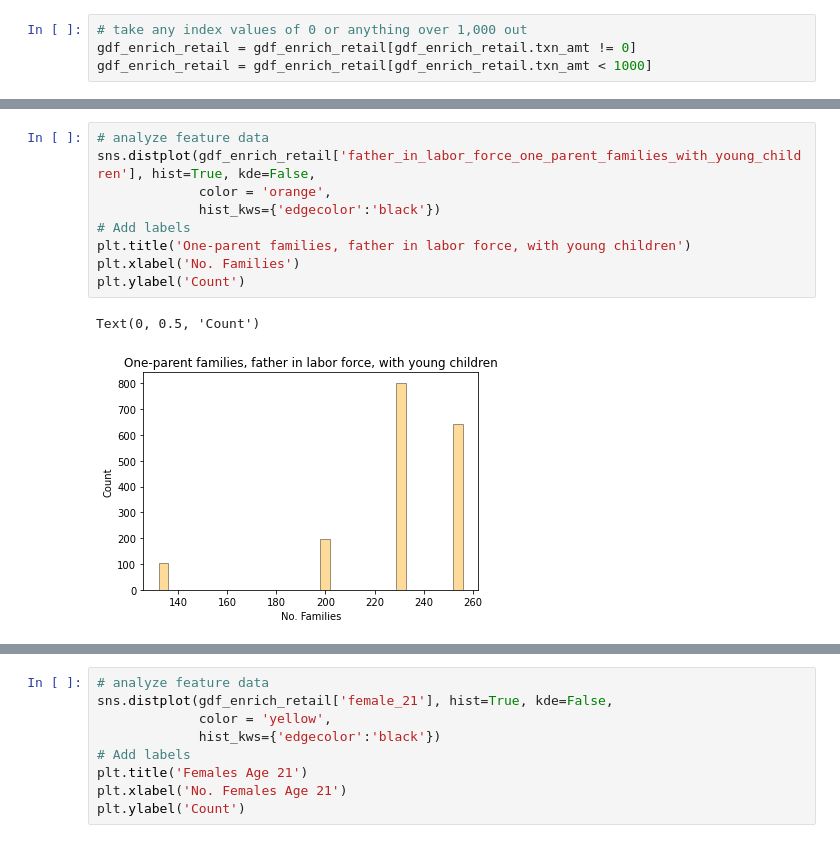
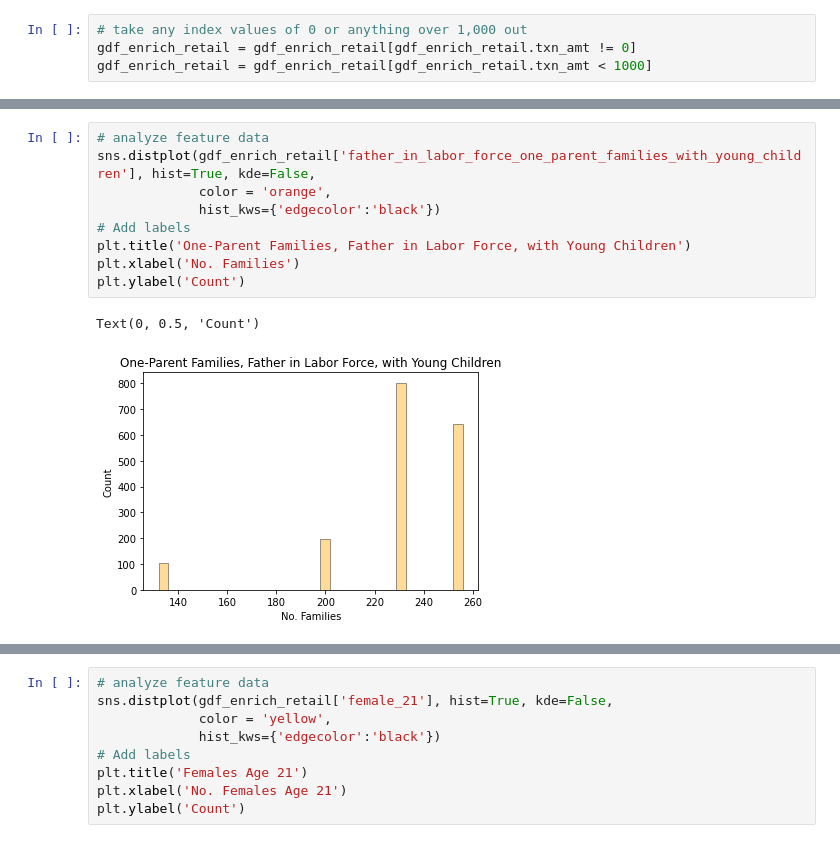
Before and after one commit to asliwinski23/mastercard_spend_prediction, a Jupyter notebook: final_project.ipynb, the cells around one changed output, grey strips where cells are left out. Cells and saved outputs as stored; diff of their text form.

```diff
--- a/final_project.ipynb
+++ b/final_project.ipynb
@@ -216,12 +226,12 @@ Name: housing_built_1939_or_earlier, dtype: float64
 # %%
 # analyze feature data
 sns.distplot(gdf_enrich_retail['father_in_labor_force_one_parent_families_with_young_children'], hist=True, kde=False,
              color = 'orange',
              hist_kws={'edgecolor':'black'})
 # Add labels
-plt.title('One-parent families, father in labor force, with young children')
+plt.title('One-Parent Families, Father in Labor Force, with Young Children')
 plt.xlabel('No. Families')
 plt.ylabel('Count')
 # %% [output]
 Text(0, 0.5, 'Count')
-[figure, old version]
+[figure, new version]
```
Also changed, not shown: parts of 47 cells of this notebook, 1 other file.
